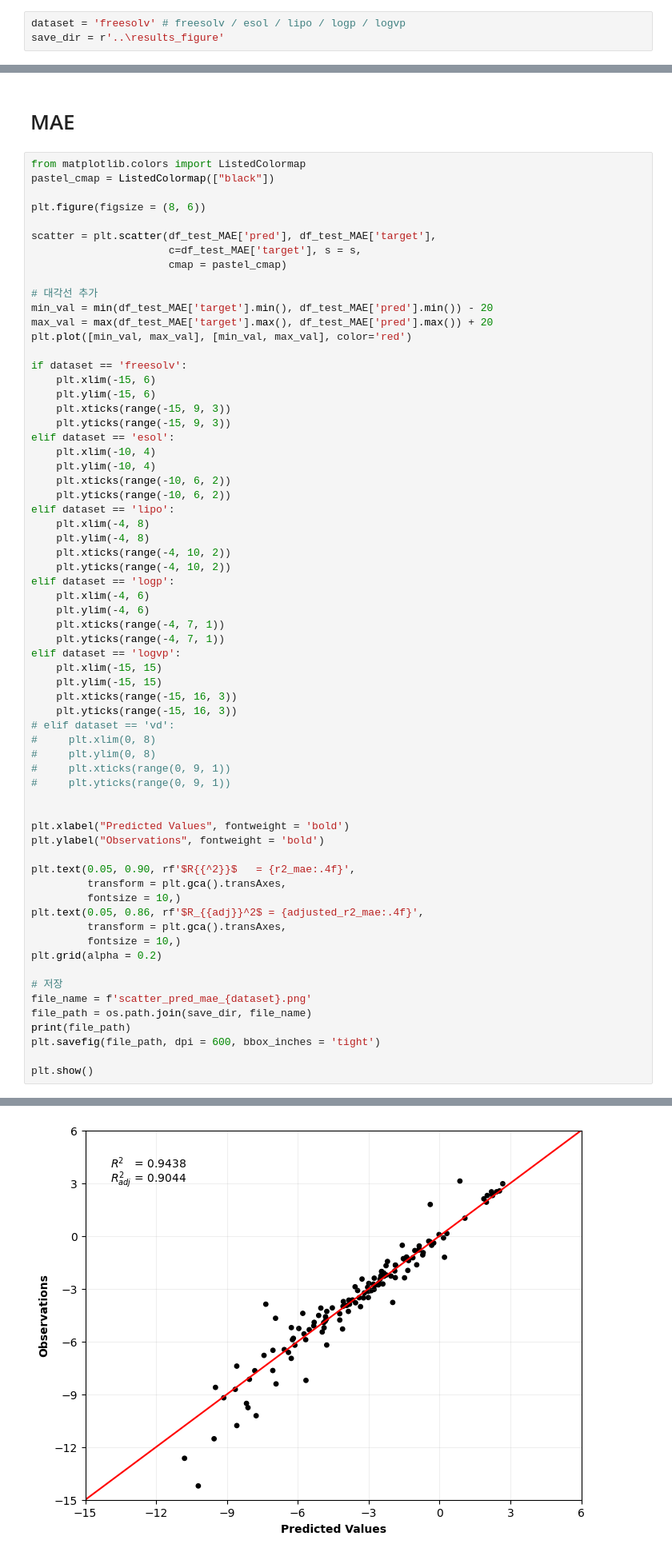
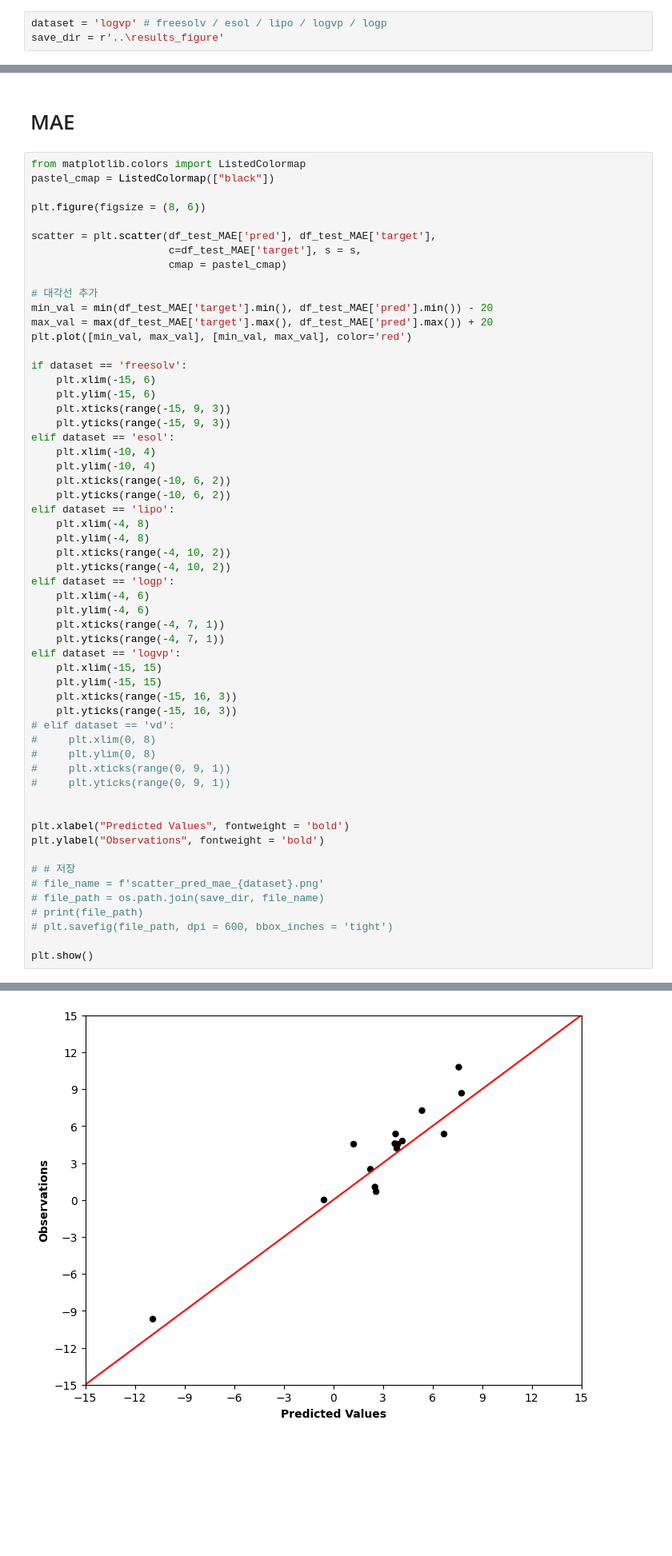
Before and after one commit to DSjayjang/Project, a Jupyter notebook: ChemGCNs/visualization/scatter_pred.ipynb, the cells around one changed output, grey strips where cells are left out. Shown at 80% size. Cells and saved outputs as stored; diff of their text form; blank space fills up the shorter version.

```diff
--- a/ChemGCNs/visualization/scatter_pred.ipynb
+++ b/ChemGCNs/visualization/scatter_pred.ipynb
@@ -5,7 +5,7 @@ import pandas as pd
 import matplotlib.pyplot as plt
 from sklearn.metrics import r2_score
 # %%
-dataset = 'freesolv' # freesolv / esol / lipo / logp / logvp
+dataset = 'logvp' # freesolv / esol / lipo / logvp / logp
 save_dir = r'..\results_figure'
 # %% [markdown]
 # MSE & MAE for Test dataset
@@ -181,19 +172,11 @@ elif dataset == 'logvp':
 plt.xlabel("Predicted Values", fontweight = 'bold')
 plt.ylabel("Observations", fontweight = 'bold')
 
-plt.text(0.05, 0.90, rf'$R{{^2}}$   = {r2_mae:.4f}',
-         transform = plt.gca().transAxes,
-         fontsize = 10,)
-plt.text(0.05, 0.86, rf'$R_{{adj}}^2$ = {adjusted_r2_mae:.4f}',
-         transform = plt.gca().transAxes,
-         fontsize = 10,)
-plt.grid(alpha = 0.2)
-
-# 저장
-file_name = f'scatter_pred_mae_{dataset}.png'
-file_path = os.path.join(save_dir, file_name)
-print(file_path)
-plt.savefig(file_path, dpi = 600, bbox_inches = 'tight')
+# # 저장
+# file_name = f'scatter_pred_mae_{dataset}.png'
+# file_path = os.path.join(save_dir, file_name)
+# print(file_path)
+# plt.savefig(file_path, dpi = 600, bbox_inches = 'tight')
 
 plt.show()
 # %% [output]
@@ -201 +183 @@ plt.show()
-[figure, old version]
+[figure, new version]
```
Also changed, not shown: parts of 4 cells of this notebook, 37 other files.
